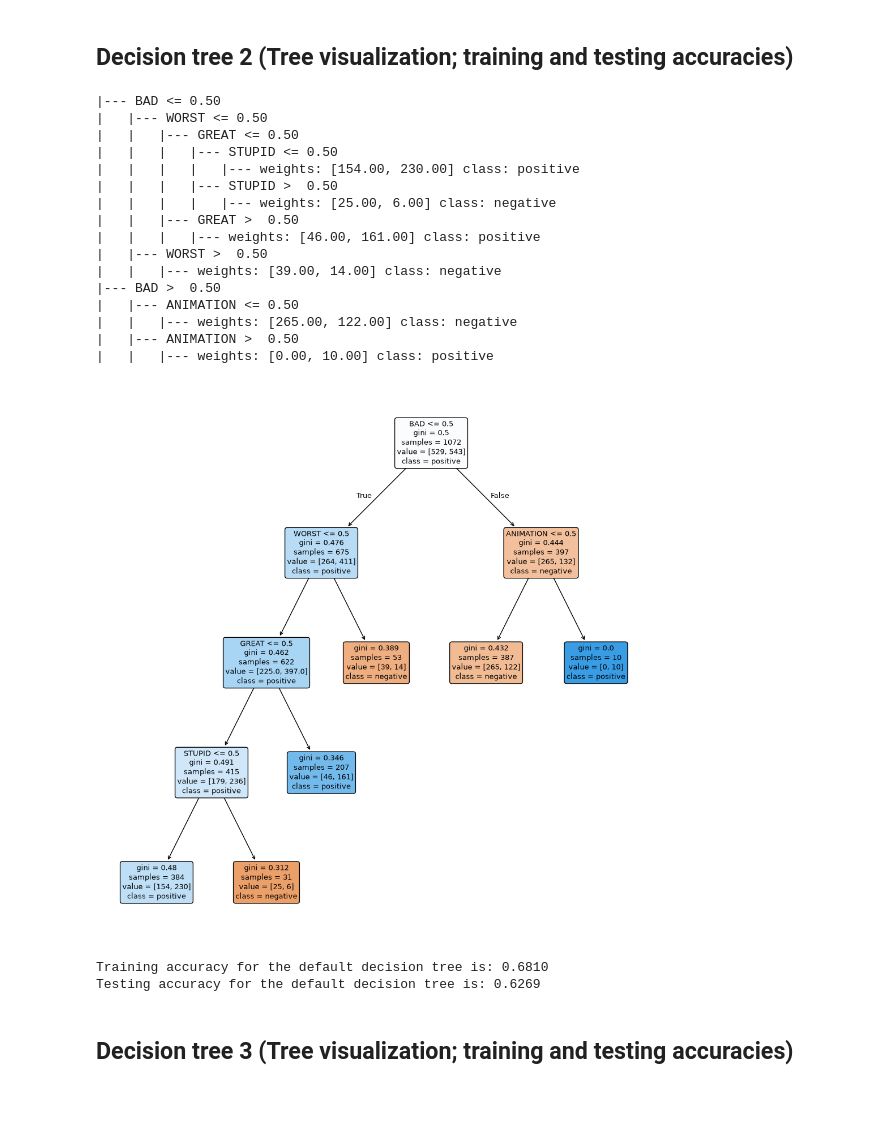
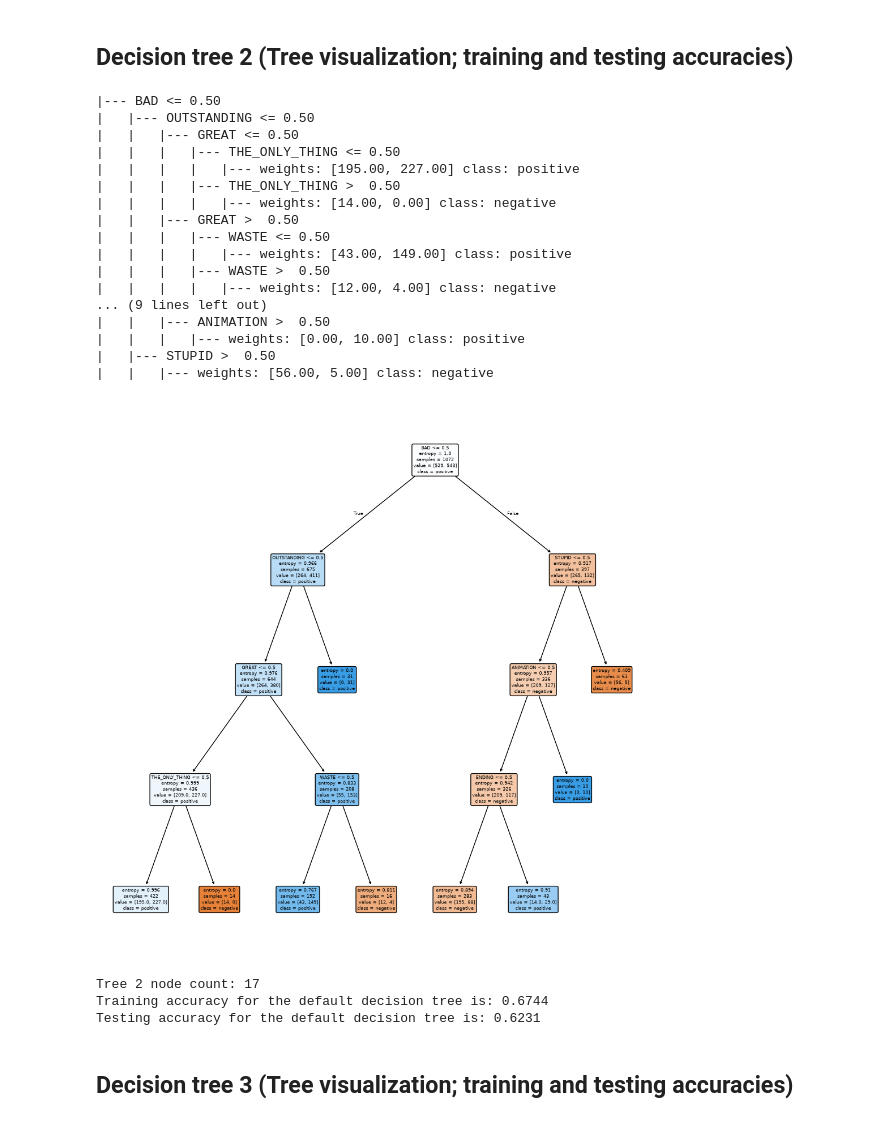
Before and after one commit to junseo25/comm4259-work, a Jupyter notebook: assignment_01/10-07-26_Jun_Seo_Lee_Assignment_01-Decision_Trees.ipynb, the cells around one changed output. Saved outputs shown, nothing was run; the diff lists cells and outputs as text; code cells hidden in the pictures.

```diff
--- a/assignment_01/10-07-26_Jun_Seo_Lee_Assignment_01-Decision_Trees.ipynb
+++ b/assignment_01/10-07-26_Jun_Seo_Lee_Assignment_01-Decision_Trees.ipynb
@@ -198,6 +203,7 @@ Testing accuracy for the default decision tree is: 0.6458
 # %%
 # Build a decision tree with default parameter.
 movietree2 = DecisionTreeClassifier(max_depth = 4,
+                            criterion="entropy",
                             max_leaf_nodes = None,
                             min_impurity_decrease = 0.008,
                             min_samples_leaf = 1,
@@ -211,36 +217,41 @@ movietree2 = movietree2.fit(X_train,y_train)
 save_tree_text(movietree2, fnames, "movietree2.txt")
 # %% [output]
 |--- BAD <= 0.50
-|   |--- WORST <= 0.50
+|   |--- OUTSTANDING <= 0.50
 |   |   |--- GREAT <= 0.50
-|   |   |   |--- STUPID <= 0.50
-|   |   |   |   |--- weights: [154.00, 230.00] class: positive
-|   |   |   |--- STUPID >  0.50
-|   |   |   |   |--- weights: [25.00, 6.00] class: negative
+|   |   |   |--- THE_ONLY_THING <= 0.50
+|   |   |   |   |--- weights: [195.00, 227.00] class: positive
+|   |   |   |--- THE_ONLY_THING >  0.50
+|   |   |   |   |--- weights: [14.00, 0.00] class: negative
 |   |   |--- GREAT >  0.50
-|   |   |   |--- weights: [46.00, 161.00] class: positive
-|   |--- WORST >  0.50
-|   |   |--- weights: [39.00, 14.00] class: negative
-|--- BAD >  0.50
-|   |--- ANIMATION <= 0.50
-|   |   |--- weights: [265.00, 122.00] class: negative
-|   |--- ANIMATION >  0.50
-|   |   |--- weights: [0.00, 10.00] class: positive
+|   |   |   |--- WASTE <= 0.50
+|   |   |   |   |--- weights: [43.00, 149.00] class: positive
+|   |   |   |--- WASTE >  0.50
+|   |   |   |   |--- weights: [12.00, 4.00] class: negative
+... (9 lines left out)
+|   |   |--- ANIMATION >  0.50
+|   |   |   |--- weights: [0.00, 10.00] class: positive
+|   |--- STUPID >  0.50
+|   |   |--- weights: [56.00, 5.00] class: negative
 # %%
 # Call the viz_tree function
-viz_tree_fig(movietree2, fnames, cnames, "movietree2.pdf")
+viz_tree_fig(movietree2, fnames, cnames, "tree2.pdf")
+
+# Print the number of nodes
+print("Tree 2 node count:", movietree2.tree_.node_count)
 
 # Calculate training accuracy
 y_pred_train = movietree2.predict(X_train)
 print(f"Training accuracy for the default decision tree is: {accuracy_score(y_train, y_pred_train):.4f}")
 
 # Calculate testing accuracy
 y_pred_test = movietree2.predict(X_test)
 print(f"Testing accuracy for the default decision tree is: {accuracy_score(y_test, y_pred_test):.4f}")
 # %% [output]
-[figure, old version]
+[figure, new version]
-Training accuracy for the default decision tree is: 0.6810
-Testing accuracy for the default decision tree is: 0.6269
+Tree 2 node count: 17
+Training accuracy for the default decision tree is: 0.6744
+Testing accuracy for the default decision tree is: 0.6231
 # %% [markdown]
 ## Decision tree 3 (Tree visualization; training and testing accuracies)
 # %%
```
Also changed, not shown: parts of 11 cells of this notebook, 9 other files.
